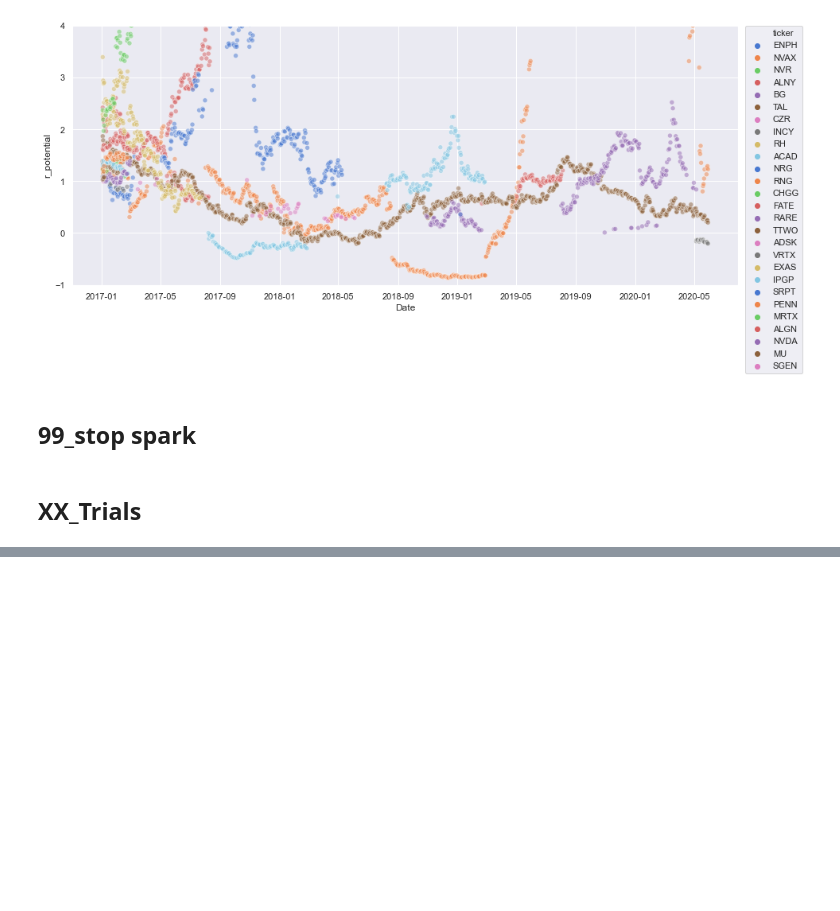
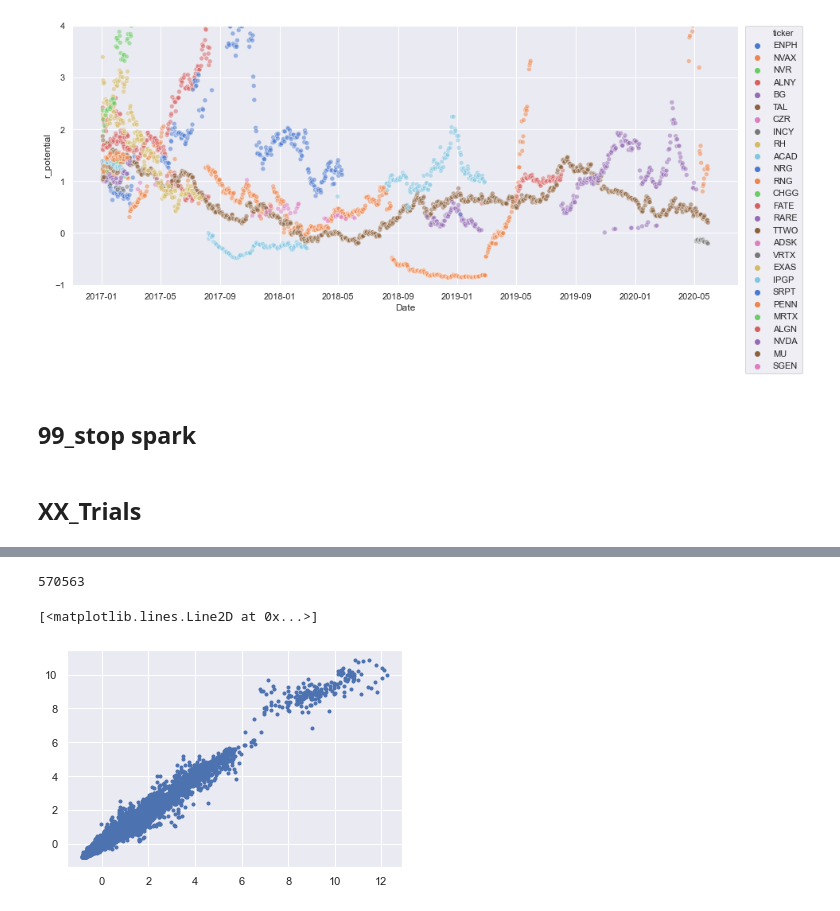
Before and after one commit to HansjoergW/bfh_mt_hs2020_robo_advisor, a Jupyter notebook: 06_prepare_robo_advisor_data.ipynb, the cells around one changed output, grey strips where cells are left out. Drawn from its saved outputs; the diff is of its cells as text; code cells hidden in the pictures; blank space fills up the shorter version.

```diff
--- a/06_prepare_robo_advisor_data.ipynb
+++ b/06_prepare_robo_advisor_data.ipynb
@@ -506,0 +410,5 @@ array(['2017-01-02T00:00:00.000000000', '2017-01-03T00:00:00.000000000',
+# %%
+df_train = df_train.na.drop(how="any")
+df_train.count()
+# %% [output]
+570563
@@ -506,0 +420,8 @@ array(['2017-01-02T00:00:00.000000000', '2017-01-03T00:00:00.000000000',
+# %%
+df_train_predicted_pd['i_date'] = df_train_predicted_pd.Date
+df_train_predicted_pd.set_index('i_date', inplace=True)
+# %%
+plt.plot(df_train_predicted_pd.r_potential, df_train_predicted_pd.prediction,'b.')
+# %% [output]
+[<matplotlib.lines.Line2D at 0x...>]
+[figure, added]
```
Also changed, not shown: parts of 46 cells of this notebook, 7 other files.
